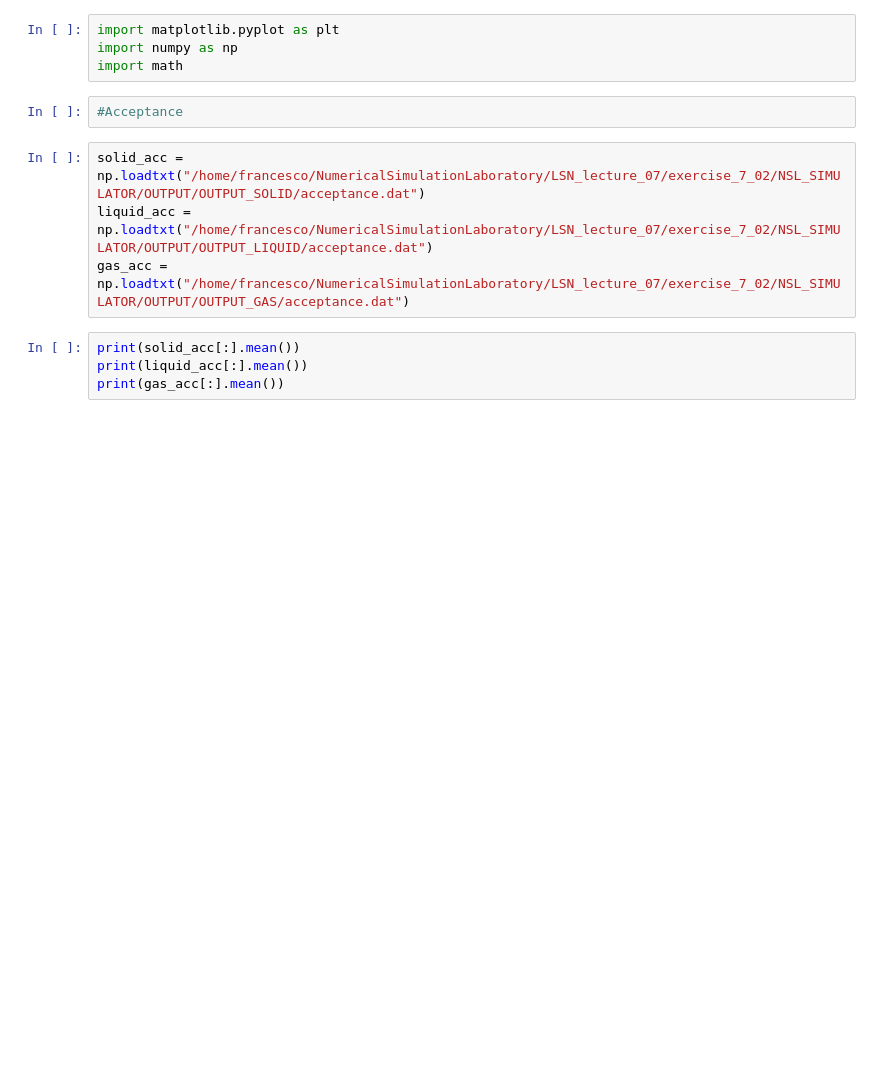
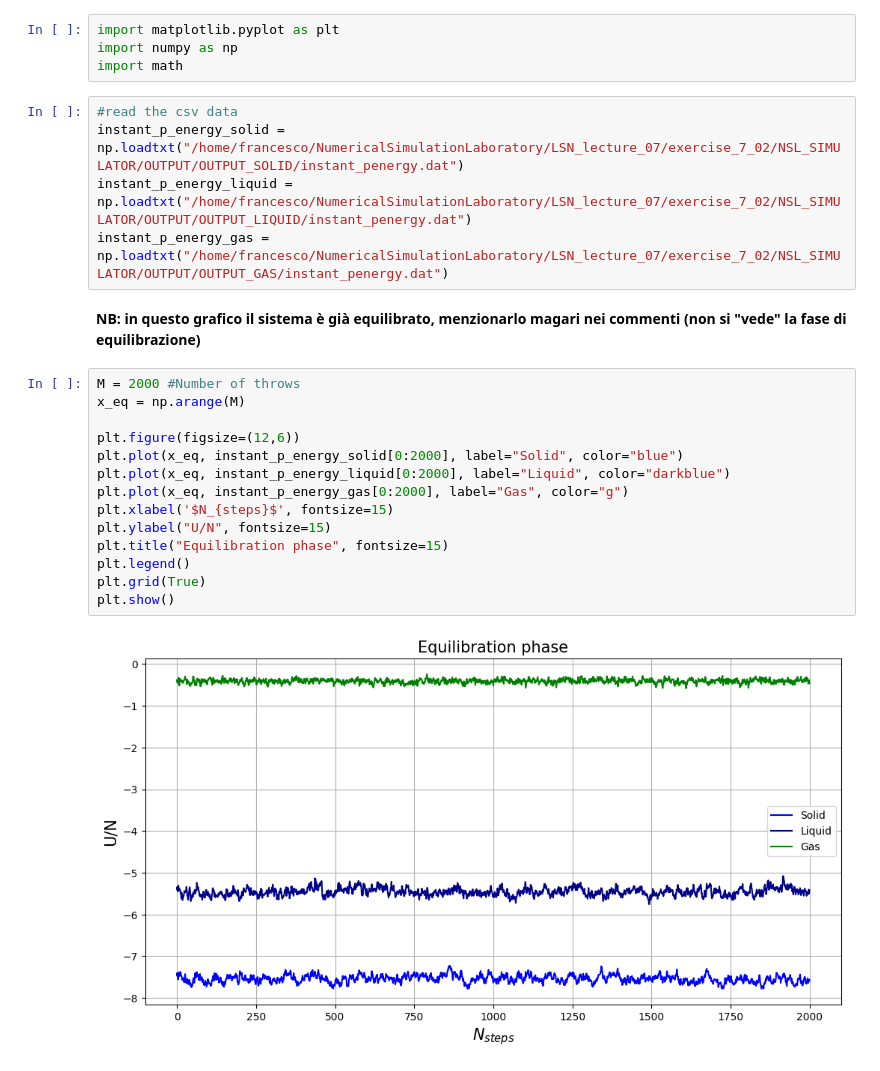
Before and after one commit to francescogrienti/NumericalSimulationLaboratory, a Jupyter notebook: LSN_lecture_07/exercise_7_02/exercise_7_02.ipynb, the cells around one changed output. Cells and saved outputs as stored; diff of their text form; blank space fills up the shorter version.

```diff
--- a/LSN_lecture_07/exercise_7_02/exercise_7_02.ipynb
+++ b/LSN_lecture_07/exercise_7_02/exercise_7_02.ipynb
@@ -4,13 +17,26 @@
 import matplotlib.pyplot as plt
 import numpy as np
 import math
-# %%
-#Acceptance
 # %%
-solid_acc = np.loadtxt("/home/francesco/NumericalSimulationLaboratory/LSN_lecture_07/exercise_7_02/NSL_SIMULATOR/OUTPUT/OUTPUT_SOLID/acceptance.dat")
-liquid_acc = np.loadtxt("/home/francesco/NumericalSimulationLaboratory/LSN_lecture_07/exercise_7_02/NSL_SIMULATOR/OUTPUT/OUTPUT_LIQUID/acceptance.dat")
-gas_acc = np.loadtxt("/home/francesco/NumericalSimulationLaboratory/LSN_lecture_07/exercise_7_02/NSL_SIMULATOR/OUTPUT/OUTPUT_GAS/acceptance.dat")
+#read the csv data
+instant_p_energy_solid = np.loadtxt("/home/francesco/NumericalSimulationLaboratory/LSN_lecture_07/exercise_7_02/NSL_SIMULATOR/OUTPUT/OUTPUT_SOLID/instant_penergy.dat")
+instant_p_energy_liquid = np.loadtxt("/home/francesco/NumericalSimulationLaboratory/LSN_lecture_07/exercise_7_02/NSL_SIMULATOR/OUTPUT/OUTPUT_LIQUID/instant_penergy.dat")
+instant_p_energy_gas = np.loadtxt("/home/francesco/NumericalSimulationLaboratory/LSN_lecture_07/exercise_7_02/NSL_SIMULATOR/OUTPUT/OUTPUT_GAS/instant_penergy.dat")
-# %%
-print(solid_acc[:].mean())
-print(liquid_acc[:].mean())
-print(gas_acc[:].mean())
+# %% [markdown]
+**NB: in questo grafico il sistema è già equilibrato, menzionarlo magari nei commenti (non si "vede" la fase di equilibrazione)**
+# %%
+M = 2000 #Number of throws
+x_eq = np.arange(M)
+
+plt.figure(figsize=(12,6))
+plt.plot(x_eq, instant_p_energy_solid[0:2000], label="Solid", color="blue")
+plt.plot(x_eq, instant_p_energy_liquid[0:2000], label="Liquid", color="darkblue")
+plt.plot(x_eq, instant_p_energy_gas[0:2000], label="Gas", color="g")
+plt.xlabel('$N_{steps}$', fontsize=15)
+plt.ylabel("U/N", fontsize=15)
+plt.title("Equilibration phase", fontsize=15)
+plt.legend()
+plt.grid(True)
+plt.show()
+# %% [output]
+[figure, added]
```
Also changed, not shown: parts of 22 cells of this notebook, 30 other files.
